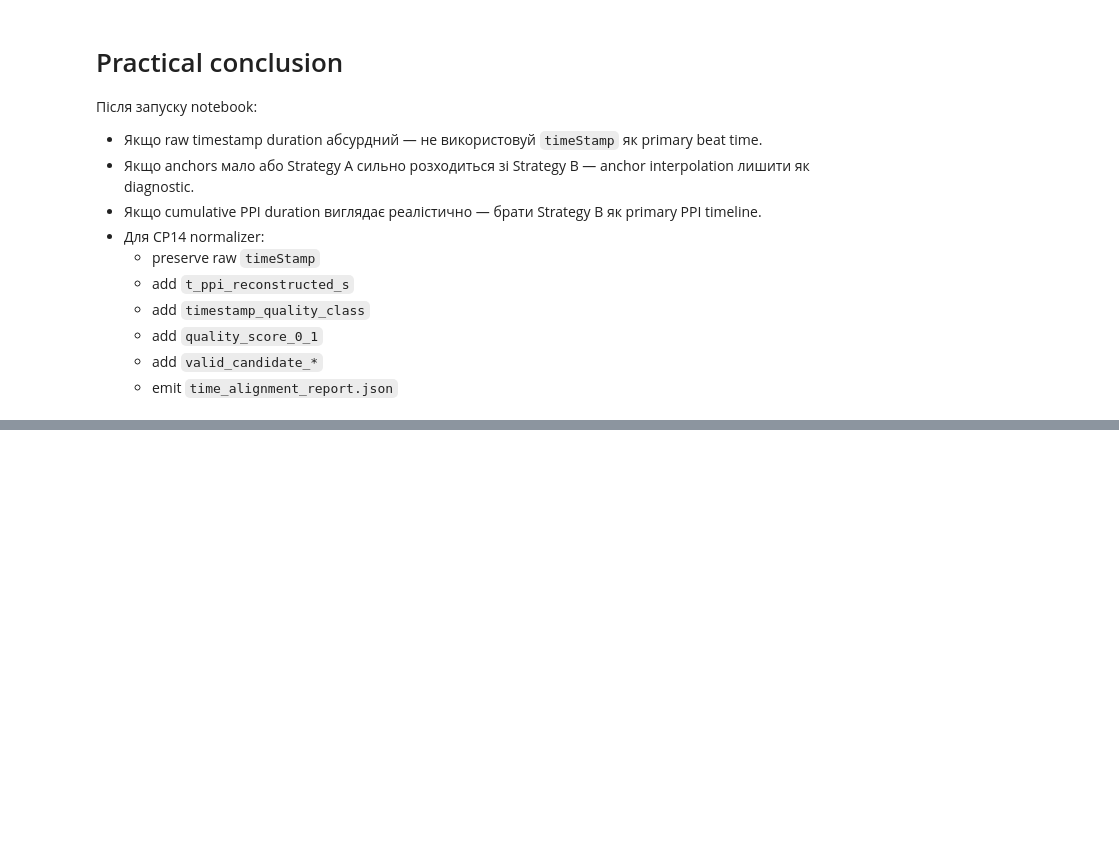
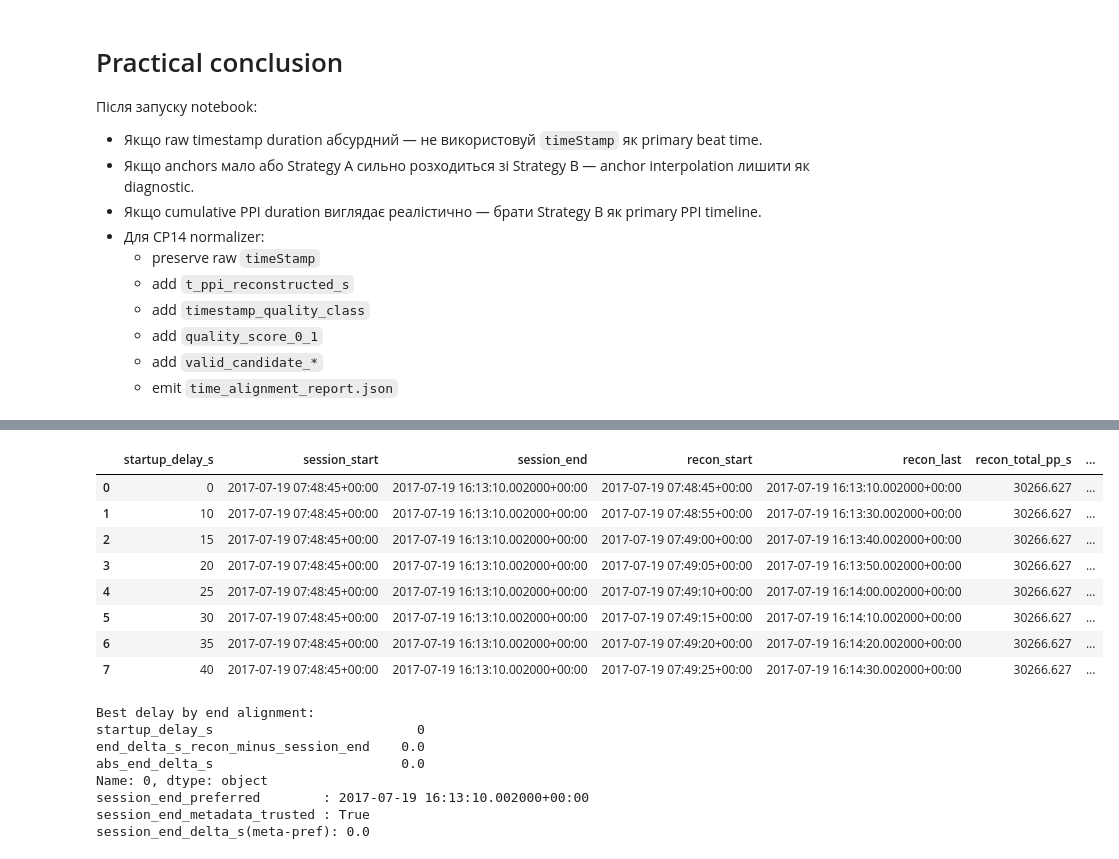
Before and after one commit to ponomarmax/homelab, a Jupyter notebook: notebooks/ppi_time_alignment_strategies.ipynb, the cells around one changed output, grey strips where cells are left out. Saved outputs shown, nothing was run; the diff lists cells and outputs as text; code cells hidden in the pictures; blank space fills up the shorter version.

```diff
--- a/notebooks/ppi_time_alignment_strategies.ipynb
+++ b/notebooks/ppi_time_alignment_strategies.ipynb
@@ -1033,0 +1186,73 @@ Exported to: /Users/maksymponomarenko/Documents/homelab/notebooks/ppi_time_align
+# %%
+delay_grid = [0, 10, 15, 20, 25, 30, 35, 40]
+rows=[]
+for d in delay_grid:
+    recon = build_reconstructed_timeline_with_delay(df, startup_delay_s=d)
+    total_s = float(recon['pp_s'].sum())
+    if session_start is not None:
+        recon_start = session_start + pd.to_timedelta(d, unit='s')
+        recon_last = recon_start + pd.to_timedelta(float(recon['t_reconstructed_s'].iloc[-1]), unit='s')
+    else:
+        recon_start = None
+        recon_last = None
+    end_delta_s = None
+    if recon_last is not None and session_end is not None:
+        end_delta_s = float((recon_last - session_end).total_seconds())
+    rows.append({
+        'startup_delay_s': d,
+        'session_start': session_start,
+        'session_end': session_end,
+        'recon_start': recon_start,
+        'recon_last': recon_last,
+        'recon_total_pp_s': total_s,
+        'end_delta_s_recon_minus_session_end': end_delta_s,
+        'abs_end_delta_s': abs(end_delta_s) if end_delta_s is not None else None,
+    })
+
+fit_df = pd.DataFrame(rows).sort_values('startup_delay_s').reset_index(drop=True)
+display(fit_df)
+
+best_delay_s = 25.0
+if fit_df['abs_end_delta_s'].notna().any():
+    best = fit_df.loc[fit_df['abs_end_delta_s'].idxmin()]
+    best_delay_s = float(best['startup_delay_s'])
+    print('Best delay by end alignment:')
+    print(best[['startup_delay_s','end_delta_s_recon_minus_session_end','abs_end_delta_s']])
+else:
+    print('No session_end hint, using default best_delay_s=25.0')
+
+
+# Build preferred end anchor for problematic-clock sessions
+session_end_preferred = None
+session_end_metadata_trusted = None
+session_end_delta_s = None
+if session_start is not None and len(df):
+    recon_best = build_reconstructed_timeline_with_delay(df, startup_delay_s=best_delay_s)
+    session_end_preferred = session_start + pd.to_timedelta(float(recon_best['t_reconstructed_s'].iloc[-1]), unit='s')
+    if session_end is not None:
+        session_end_delta_s = float((session_end - session_end_preferred).total_seconds())
+        session_end_metadata_trusted = abs(session_end_delta_s) <= 60.0
+    else:
+        session_end_metadata_trusted = False
+
+print('session_end_preferred        :', session_end_preferred)
+print('session_end_metadata_trusted :', session_end_metadata_trusted)
+print('session_end_delta_s(meta-pref):', session_end_delta_s)
+# %% [output]
+|  | startup_delay_s | session_start | session_end | recon_start | recon_last | recon_total_pp_s | ... |
+| 0 | 0 | 2017-07-19 07:48:45+00:00 | 2017-07-19 16:13:10.002000+00:00 | 2017-07-19 07:48:45+00:00 | 2017-07-19 16:13:10.002000+00:00 | 30266.627 | ... |
+| 1 | 10 | 2017-07-19 07:48:45+00:00 | 2017-07-19 16:13:10.002000+00:00 | 2017-07-19 07:48:55+00:00 | 2017-07-19 16:13:30.002000+00:00 | 30266.627 | ... |
+| 2 | 15 | 2017-07-19 07:48:45+00:00 | 2017-07-19 16:13:10.002000+00:00 | 2017-07-19 07:49:00+00:00 | 2017-07-19 16:13:40.002000+00:00 | 30266.627 | ... |
+| 3 | 20 | 2017-07-19 07:48:45+00:00 | 2017-07-19 16:13:10.002000+00:00 | 2017-07-19 07:49:05+00:00 | 2017-07-19 16:13:50.002000+00:00 | 30266.627 | ... |
+| 4 | 25 | 2017-07-19 07:48:45+00:00 | 2017-07-19 16:13:10.002000+00:00 | 2017-07-19 07:49:10+00:00 | 2017-07-19 16:14:00.002000+00:00 | 30266.627 | ... |
+| 5 | 30 | 2017-07-19 07:48:45+00:00 | 2017-07-19 16:13:10.002000+00:00 | 2017-07-19 07:49:15+00:00 | 2017-07-19 16:14:10.002000+00:00 | 30266.627 | ... |
+| 6 | 35 | 2017-07-19 07:48:45+00:00 | 2017-07-19 16:13:10.002000+00:00 | 2017-07-19 07:49:20+00:00 | 2017-07-19 16:14:20.002000+00:00 | 30266.627 | ... |
+| 7 | 40 | 2017-07-19 07:48:45+00:00 | 2017-07-19 16:13:10.002000+00:00 | 2017-07-19 07:49:25+00:00 | 2017-07-19 16:14:30.002000+00:00 | 30266.627 | ... |
+Best delay by end alignment:
+startup_delay_s                          0
+end_delta_s_recon_minus_session_end    0.0
+abs_end_delta_s                        0.0
+Name: 0, dtype: object
+session_end_preferred        : 2017-07-19 16:13:10.002000+00:00
+session_end_metadata_trusted : True
+session_end_delta_s(meta-pref): 0.0
```
Also changed, not shown: parts of 8 cells of this notebook, 5 other files.
